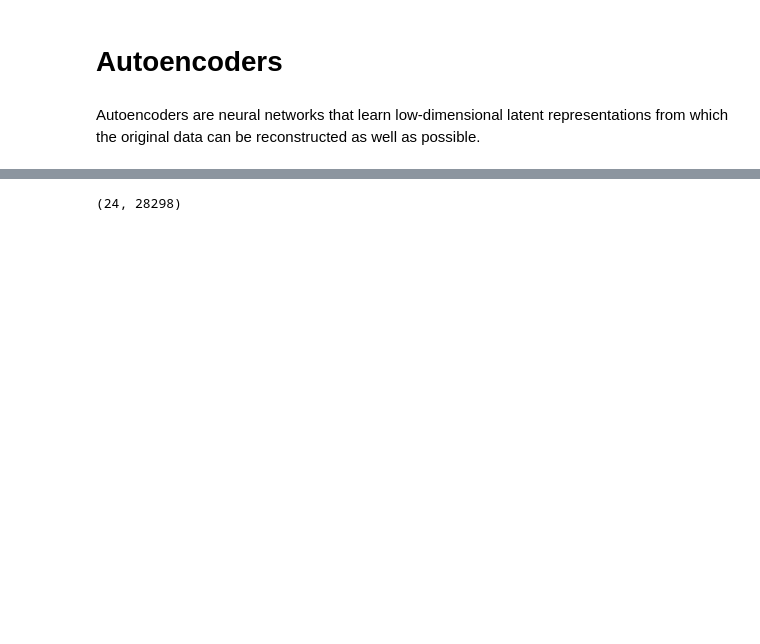
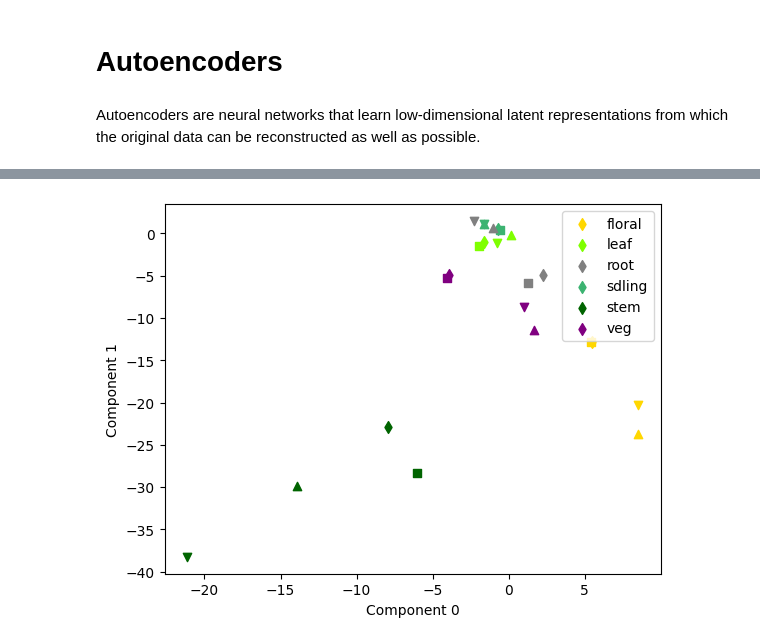
Before and after one commit to HelmholtzAI-Consultants-Munich/DimRed-Course, a Jupyter notebook: notebooks/2_autoencoders.ipynb, the cells around one changed output, grey strips where cells are left out. Drawn from its saved outputs; the diff is of its cells as text; code cells hidden in the pictures; blank space fills up the shorter version.

```diff
--- a/notebooks/2_autoencoders.ipynb
+++ b/notebooks/2_autoencoders.ipynb
@@ -28,6 +28,7 @@ import keras
 # import keras
 keras.config.disable_traceback_filtering()
 # %%
+# Simple autoencoder without regularization
 tissue_dict = {'floral': 'gold', 'leaf': 'chartreuse', 'root': 'gray', 'sdling': 'mediumseagreen', 'stem': 'darkgreen', 'veg': 'purple'}
 species_condition_dict = {'penn.Sun': 's', 'penn.Sh': 'd', 'M82.Sun': '^', 'M82.Sh': 'v'}
 def plot_components(data_transformed, j=0, k=1, tissuelegend=True, legendloc="upper right"):
@@ -42,6 +43,7 @@ def plot_components(data_transformed, j=0, k=1, tissuelegend=True, legendloc="up
             return(plt.Line2D([], [], color='black', marker=list(species_condition_dict.values())[ind], linestyle='None'))
         plt.legend([make_markers(l) for l in range(0,len(species_condition_dict.values()))], species_condition_dict.keys(), loc=legendloc)
     plt.show()
+
 
 def autoencoder(X, n_components=2):
     keras.utils.set_random_seed(42)
@@ -71,21 +73,18 @@ def autoencoder(X, n_components=2):
     for size in layer_sizes[::-1]:
         x = Dense(size, activation='relu', kernel_initializer='glorot_normal')(x)
     outputs = Dense(X.shape[1], activation=None, kernel_initializer='glorot_normal', name='decoder_output')(x)
-    #outputs = Dense(X.shape[1], activation='sigmoid', kernel_initializer='he_uniform', name='decoder_output')(x)
     decoder = Model(latent_inputs, outputs, name='decoder')
 
-    #autoencoder
+
+
     vae = Model(inputs, decoder(encoder(inputs)[2]), name='vae')
 
-    def vae_loss(x, x_decoded_mean):
-        reconstruction_loss = keras.ops.mean(keras.ops.square((x-x_decoded_mean)))
-        kl_loss = - 0.5 * keras.ops.mean(1 + z_log_var - keras.ops.square(z_mean) - keras.ops.exp(z_log_var), axis=-1)
-        return reconstruction_loss + kl_loss
-
-    #vae.compile(optimizer=keras.optimizers.Adam(), loss=vae_loss, run_eagerly=False)
     vae.compile(optimizer=keras.optimizers.Adam(), loss=keras.losses.MeanSquaredError(), run_eagerly=False)
-    vae.fit(x=X,y=X, epochs=30, verbose=1, batch_size=24)
+    vae.fit(x=X,y=X, epochs=200, verbose=1, batch_size=24)
 
     Y_VAE = encoder.predict(X)[0]
 
     plot_components(Y_VAE)
+
+autoencoder(data[:,range(500)])
+# %% [output]
@@ -92,4 +108 @@ def autoencoder(X, n_components=2):
+[figure, added]
-# %%
-print(data.shape)
-# %% [output]
-(24, 28298)
```
Also changed, not shown: parts of 8 cells of this notebook, 4 other files.
